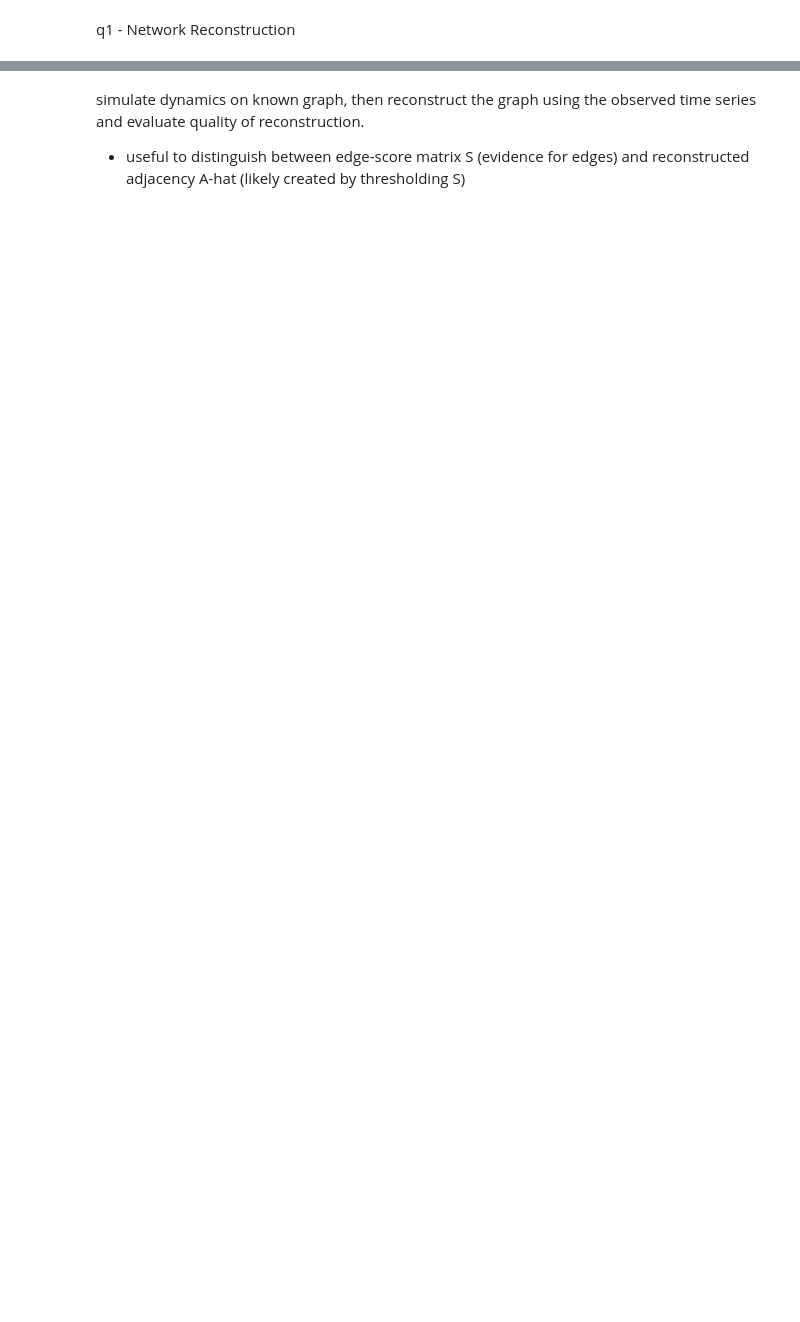
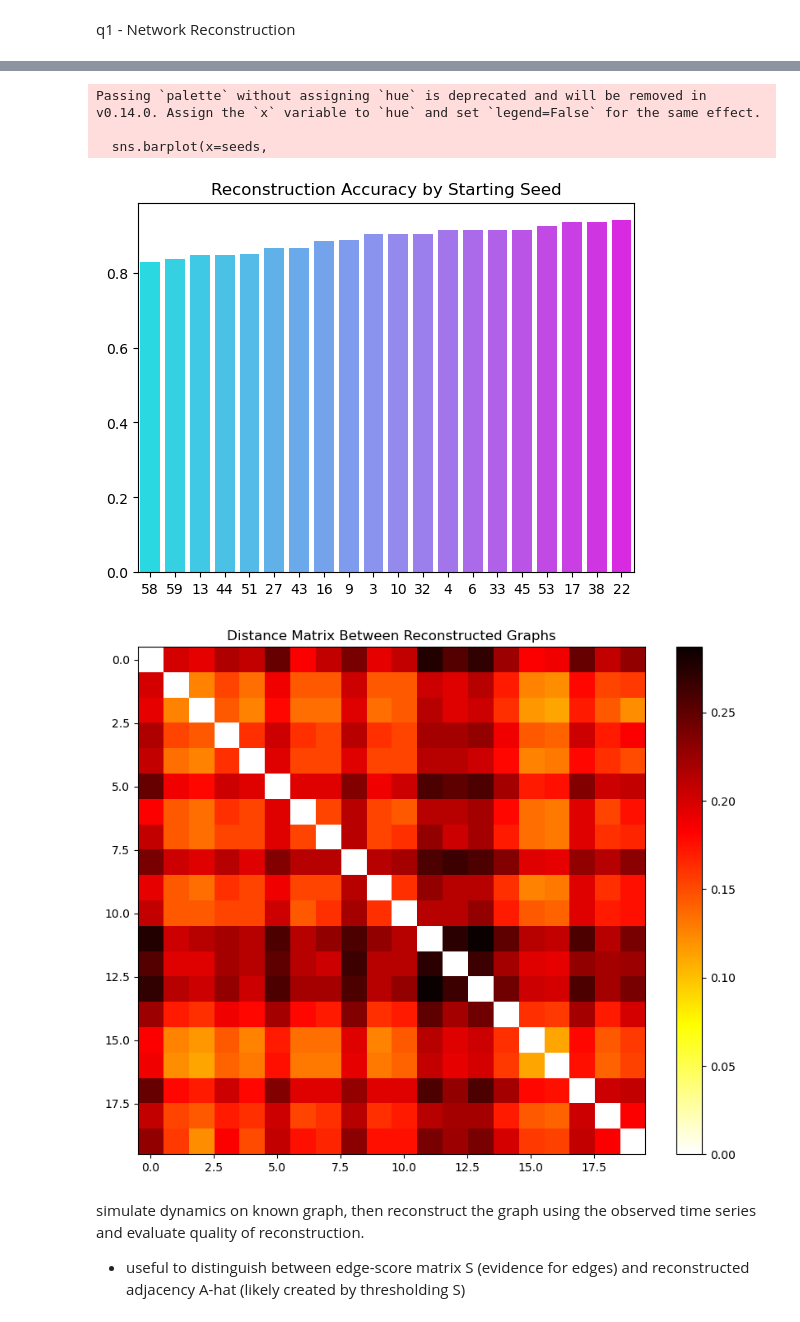
Before and after one commit to caleb-chandler/cnet5052_sp26, a Jupyter notebook: assignments/assignment04/assignment04.ipynb, the cells around one changed output, grey strips where cells are left out. Cells and saved outputs as stored; diff of their text form; code cells hidden in the pictures; blank space fills up the shorter version.

```diff
--- a/assignments/assignment04/assignment04.ipynb
+++ b/assignments/assignment04/assignment04.ipynb
@@ -49,7 +52,7 @@ plt.savefig('imgs/randwalk_timeseries.png')
 # %%
 # --- reconstruction ---
 
-recon = netrd.reconstruction.PartialCorrelationMatrix()
+recon = netrd.reconstruction.GrangerCausality()
 
 # loop
 recon_results = {}
@@ -60,10 +63,70 @@ for seed, (tseries, H) in sim_results.items():
 # custom threshold version
 recon_results_thr = {}
 for seed, (tseries, H) in sim_results.items():
-    G_recon = recon.fit(tseries, threshold_type='degree', avg_k=15)
+    G_recon = recon.fit(tseries, threshold_type='degree', avg_k=4)
     recon_results_thr[seed] = (G_recon, H)
 # %%
-# --- evaluation ---
+# --- evaluation (d-f) ---
+
+# AMI function for graph similarity
+def graph_ami(G1, G2):
+    # converting to matrices and flattening for function
+    adj1 = nx.to_numpy_array(G1).flatten()
+    adj2 = nx.to_numpy_array(G2).flatten()
+
+    # binarize both matrices (float -> bool -> int)
+    adj1 = (adj1 > 0).astype(int)
+    adj2 = (adj2 > 0).astype(int)
+
+    return adjusted_mutual_info_score(adj1, adj2)
+
+# create comparison list of G/R tuples and evaluate
+comparison_pairs = list(recon_results_thr.values())
+seeds=list(recon_results_thr.keys())
+scores = []
+for R, G in comparison_pairs:
+    score = graph_ami(R, G)
+    scores.append(score)
+
+# plotting
+ordering = [label for _, label in sorted(zip(scores, seeds))]
+sns.barplot(x=seeds,
+            y=scores,
+            palette='cool',
+            order=ordering)
+plt.title('Reconstruction Accuracy by Starting Seed')
+plt.savefig('imgs/reconstruction_performance_barplot.png')
+plt.show()
+
+# --- R-R pairs (part e) ---
+
+Rs = [pair[0] for pair in comparison_pairs]
+
+# init matrix
+n = len(Rs)
+dist_mat = np.zeros((n,n))
+
+r_pairs = list(combinations(range(n), 2))
+for r1, r2 in r_pairs:
+    score = graph_ami(Rs[r1], Rs[r2])
+    dist = 1 - score
+    # fill matrix on both sides
+    dist_mat[r1, r2] = dist
+    dist_mat[r2, r1] = dist
+
+# plotting
+plt.figure(figsize=(10, 8))
+plt.imshow(dist_mat, cmap='hot_r')
+plt.colorbar()
+plt.title("Distance Matrix Between Reconstructed Graphs")
+plt.savefig('imgs/reconstructed_comb_heatmap.png')
+plt.show()
+# %% [output]
+Passing `palette` without assigning `hue` is deprecated and will be removed in v0.14.0. Assign the `x` variable to `hue` and set `legend=False` for the same effect.
+
+  sns.barplot(x=seeds,
+[figure, added]
+[figure, added]
 # %% [markdown]
 simulate dynamics on known graph, then reconstruct the graph using the observed time series and evaluate quality of reconstruction.
 - useful to distinguish between edge-score matrix S (evidence for edges) and reconstructed adjacency A-hat (likely created by thresholding S)
```
Also changed, not shown: parts of 2 cells of this notebook, 2 other files.
